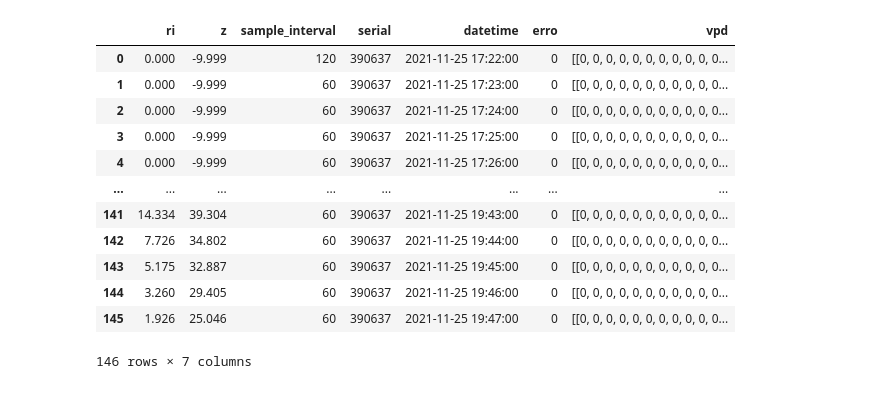
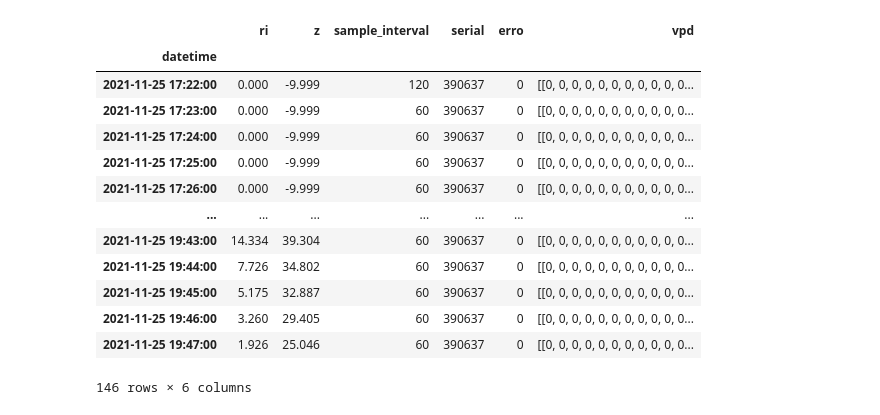
Before and after one commit to tpougy/INPE-data-processing, a Jupyter notebook: PARS/test.ipynb, the cells around one changed output. Drawn from its saved outputs; the diff is of its cells as text; code cells hidden in the pictures.

```diff
--- a/PARS/test.ipynb
+++ b/PARS/test.ipynb
@@ -94,18 +94,19 @@ var_comp
     0,
     0,
 # %%
-pd.DataFrame.from_records(var_comp, columns=["ri", "z", "sample_interval", "serial", "datetime", "erro", "vpd"])
+pd.DataFrame.from_records(var_comp, columns=["ri", "z", "sample_interval", "serial", "datetime", "erro", "vpd"], index="datetime")
 # %% [output]
-|  | ri | z | sample_interval | serial | datetime | erro | vpd |
-| 0 | 0.000 | -9.999 | 120 | 390637 | 2021-11-25 17:22:00 | 0 | [[0, 0, 0, 0, 0, 0, 0, 0, 0, 0, 0... |
-| 1 | 0.000 | -9.999 | 60 | 390637 | 2021-11-25 17:23:00 | 0 | [[0, 0, 0, 0, 0, 0, 0, 0, 0, 0, 0... |
-| 2 | 0.000 | -9.999 | 60 | 390637 | 2021-11-25 17:24:00 | 0 | [[0, 0, 0, 0, 0, 0, 0, 0, 0, 0, 0... |
-| 3 | 0.000 | -9.999 | 60 | 390637 | 2021-11-25 17:25:00 | 0 | [[0, 0, 0, 0, 0, 0, 0, 0, 0, 0, 0... |
-| 4 | 0.000 | -9.999 | 60 | 390637 | 2021-11-25 17:26:00 | 0 | [[0, 0, 0, 0, 0, 0, 0, 0, 0, 0, 0... |
-| ... | ... | ... | ... | ... | ... | ... | ... |
-| 141 | 14.334 | 39.304 | 60 | 390637 | 2021-11-25 19:43:00 | 0 | [[0, 0, 0, 0, 0, 0, 0, 0, 0, 0, 0... |
-| 142 | 7.726 | 34.802 | 60 | 390637 | 2021-11-25 19:44:00 | 0 | [[0, 0, 0, 0, 0, 0, 0, 0, 0, 0, 0... |
-| 143 | 5.175 | 32.887 | 60 | 390637 | 2021-11-25 19:45:00 | 0 | [[0, 0, 0, 0, 0, 0, 0, 0, 0, 0, 0... |
-| 144 | 3.260 | 29.405 | 60 | 390637 | 2021-11-25 19:46:00 | 0 | [[0, 0, 0, 0, 0, 0, 0, 0, 0, 0, 0... |
-| 145 | 1.926 | 25.046 | 60 | 390637 | 2021-11-25 19:47:00 | 0 | [[0, 0, 0, 0, 0, 0, 0, 0, 0, 0, 0... |
+|  | ri | z | sample_interval | serial | erro | vpd |
+| datetime |  |  |  |  |  |  |
+| 2021-11-25 17:22:00 | 0.000 | -9.999 | 120 | 390637 | 0 | [[0, 0, 0, 0, 0, 0, 0, 0, 0, 0, 0... |
+| 2021-11-25 17:23:00 | 0.000 | -9.999 | 60 | 390637 | 0 | [[0, 0, 0, 0, 0, 0, 0, 0, 0, 0, 0... |
+| 2021-11-25 17:24:00 | 0.000 | -9.999 | 60 | 390637 | 0 | [[0, 0, 0, 0, 0, 0, 0, 0, 0, 0, 0... |
+| 2021-11-25 17:25:00 | 0.000 | -9.999 | 60 | 390637 | 0 | [[0, 0, 0, 0, 0, 0, 0, 0, 0, 0, 0... |
+| 2021-11-25 17:26:00 | 0.000 | -9.999 | 60 | 390637 | 0 | [[0, 0, 0, 0, 0, 0, 0, 0, 0, 0, 0... |
+| ... | ... | ... | ... | ... | ... | ... |
+| 2021-11-25 19:43:00 | 14.334 | 39.304 | 60 | 390637 | 0 | [[0, 0, 0, 0, 0, 0, 0, 0, 0, 0, 0... |
+| 2021-11-25 19:44:00 | 7.726 | 34.802 | 60 | 390637 | 0 | [[0, 0, 0, 0, 0, 0, 0, 0, 0, 0, 0... |
+| 2021-11-25 19:45:00 | 5.175 | 32.887 | 60 | 390637 | 0 | [[0, 0, 0, 0, 0, 0, 0, 0, 0, 0, 0... |
+| 2021-11-25 19:46:00 | 3.260 | 29.405 | 60 | 390637 | 0 | [[0, 0, 0, 0, 0, 0, 0, 0, 0, 0, 0... |
+| 2021-11-25 19:47:00 | 1.926 | 25.046 | 60 | 390637 | 0 | [[0, 0, 0, 0, 0, 0, 0, 0, 0, 0, 0... |
-146 rows × 7 columns
+146 rows × 6 columns
```
